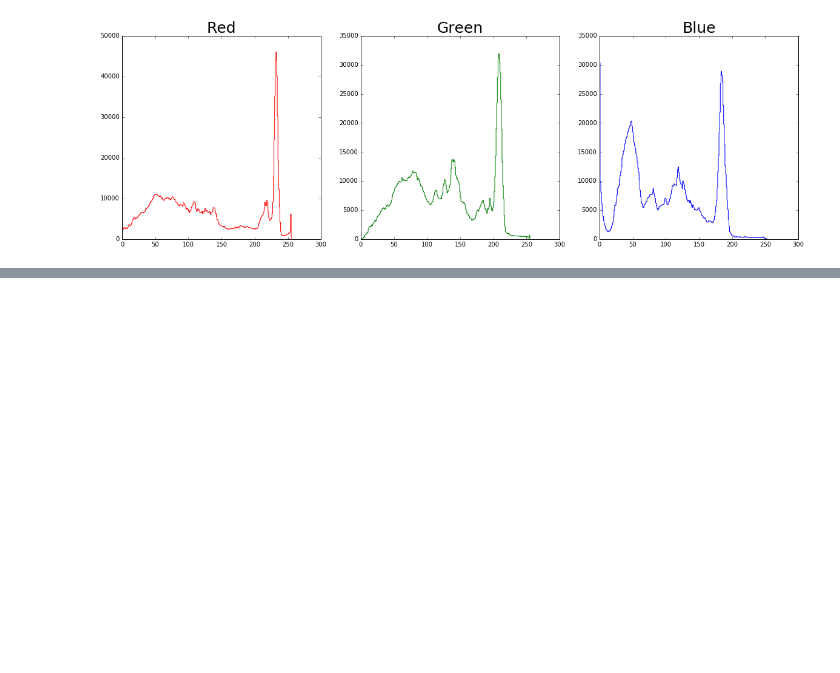
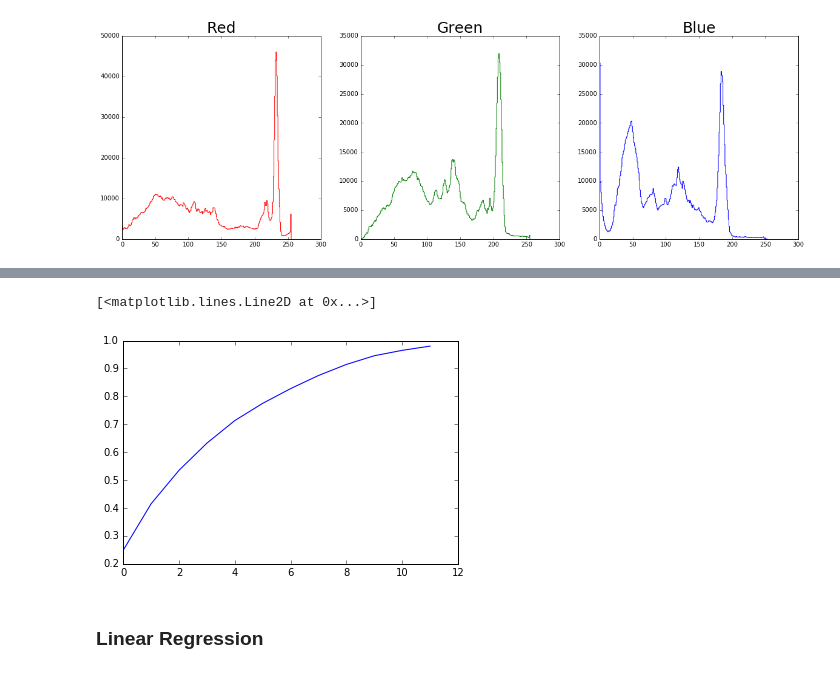
Before and after one commit to MPMakris/Photo_Pro, a Jupyter notebook: notebooks/playing_with_pictures.ipynb, the cells around one changed output, grey strips where cells are left out. Saved outputs shown, nothing was run; the diff lists cells and outputs as text; code cells hidden in the pictures; blank space fills up the shorter version.

```diff
--- a/notebooks/playing_with_pictures.ipynb
+++ b/notebooks/playing_with_pictures.ipynb
@@ -218,0 +345,7 @@ df.head()
+# %%
+plt.plot(np.cumsum(pca_std_fit.explained_variance_ratio_))
+# %% [output]
+[<matplotlib.lines.Line2D at 0x...>]
+[figure, added]
+# %% [markdown]
+### Linear Regression
```
Also changed, not shown: parts of 29 cells of this notebook.
